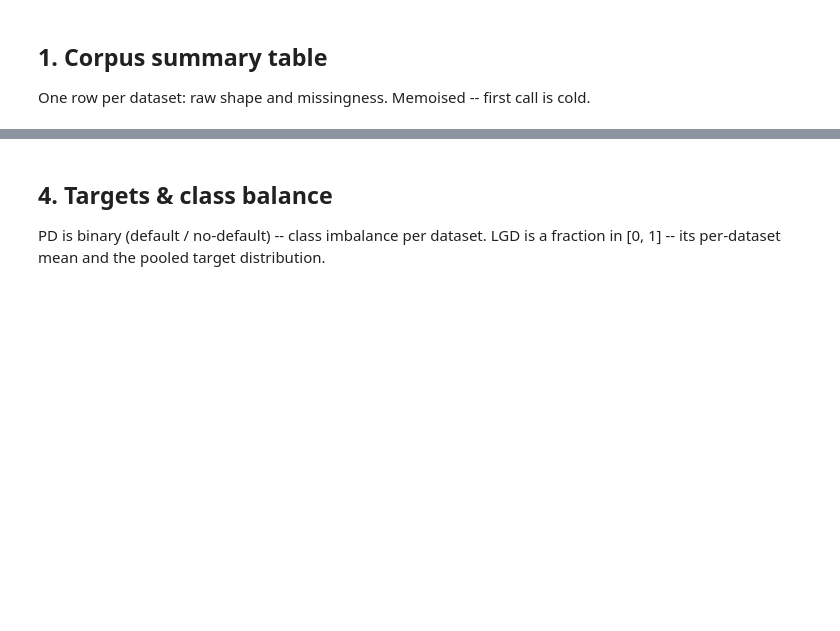
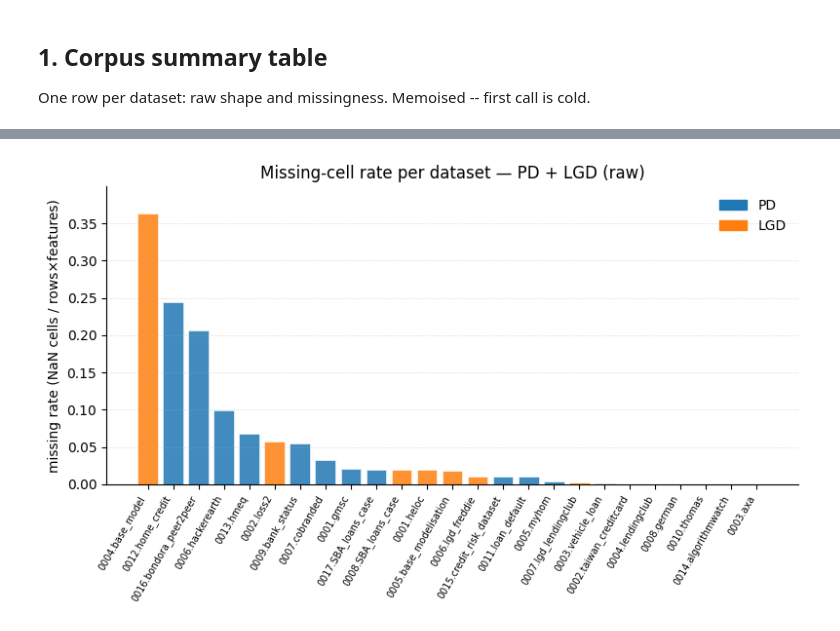
Before and after one commit to andreasgoethals/CreditPFN, a Jupyter notebook: notebooks/0.0. raw_data_exploration.ipynb, the cells around one changed output, grey strips where cells are left out. Cells and saved outputs as stored; diff of their text form; code cells hidden in the pictures; blank space fills up the shorter version.

```diff
--- a/notebooks/0.0. raw_data_exploration.ipynb
+++ b/notebooks/0.0. raw_data_exploration.ipynb
@@ -58,2 +96,4 @@ sink.save(plot_missing_cells_bar('pd',  source='raw'), '05_missing_pd')
 # %%
-sink.save(plot_missing_cells_bar('lgd', source='raw'), '06_missing_lgd')
+sink.save(plot_missing_cells_bar(None,  source='raw'), '06_missing_combined')
+# %% [output]
+[figure, added]
@@ -62,5 +99,0 @@ sink.save(plot_missing_cells_bar(None,  source='raw'), '07_missing_combined')
-# %% [markdown]
-## 4. Targets & class balance
-
-PD is binary (default / no-default) -- class imbalance per dataset. LGD is a
-fraction in [0, 1] -- its per-dataset mean and the pooled target distribution.
```
Also changed, not shown: parts of 25 cells of this notebook, 5 other files.
